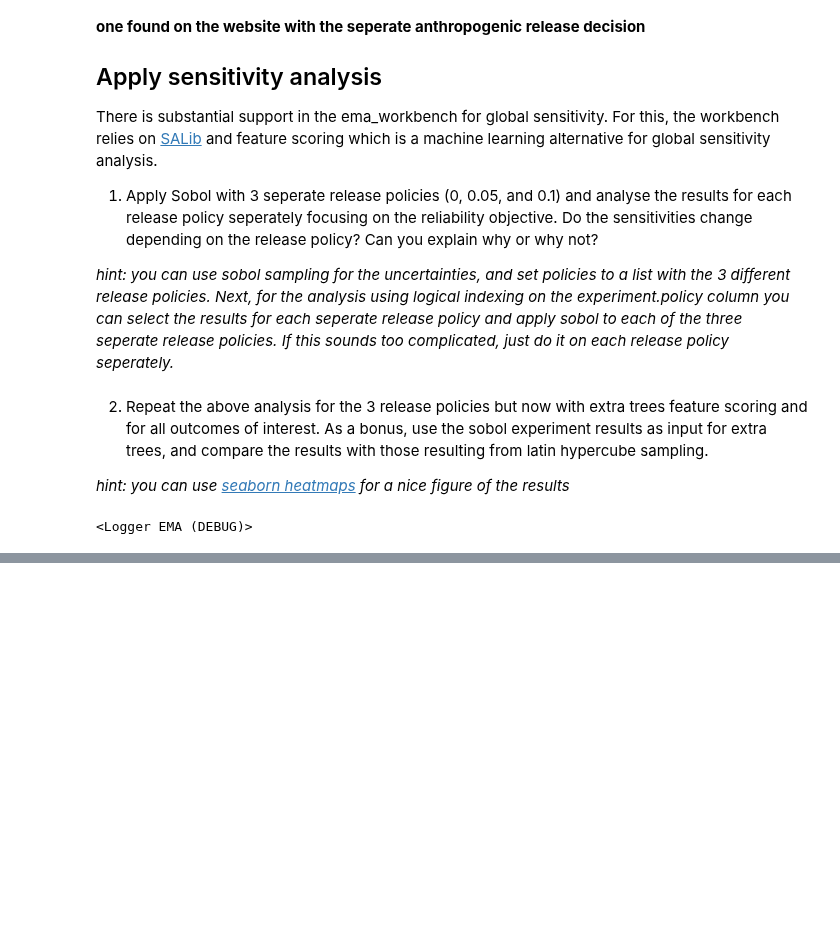
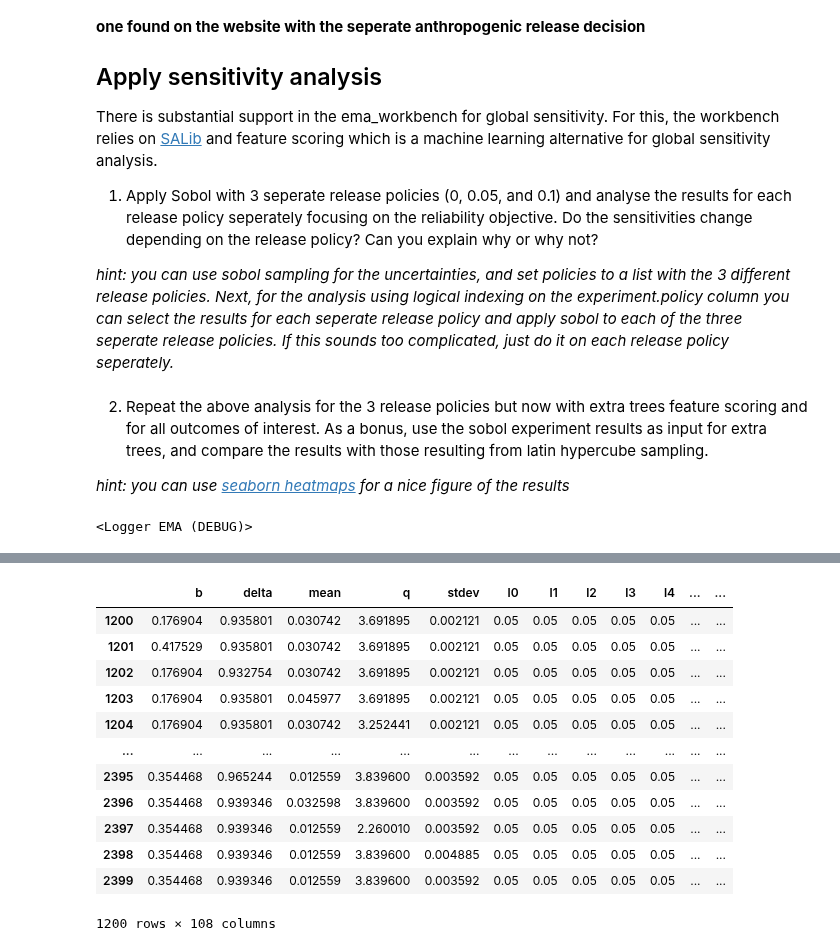
Before and after one commit to tamarvooijs/MBDM, a Jupyter notebook: Week 3-4 - vulnerability analysis/assignment 7 - sensitivity analysis lake model.ipynb, the cells around one changed output, grey strips where cells are left out. Drawn from its saved outputs; the diff is of its cells as text; code cells hidden in the pictures; blank space fills up the shorter version.

```diff
--- a/Week 3-4 - vulnerability analysis/assignment 7 - sensitivity analysis lake model.ipynb
+++ b/Week 3-4 - vulnerability analysis/assignment 7 - sensitivity analysis lake model.ipynb
@@ -71,0 +98,18 @@ KeyboardInterrupt:
+# %%
+small_release_experiments = experiments[1200:2400]
+small_release_reliability = reliability[1200:2400]
+small_release_experiments
+# %% [output]
+|  | b | delta | mean | q | stdev | l0 | l1 | l2 | l3 | l4 | ... | ... |
+| 1200 | 0.176904 | 0.935801 | 0.030742 | 3.691895 | 0.002121 | 0.05 | 0.05 | 0.05 | 0.05 | 0.05 | ... | ... |
+| 1201 | 0.417529 | 0.935801 | 0.030742 | 3.691895 | 0.002121 | 0.05 | 0.05 | 0.05 | 0.05 | 0.05 | ... | ... |
+| 1202 | 0.176904 | 0.932754 | 0.030742 | 3.691895 | 0.002121 | 0.05 | 0.05 | 0.05 | 0.05 | 0.05 | ... | ... |
+| 1203 | 0.176904 | 0.935801 | 0.045977 | 3.691895 | 0.002121 | 0.05 | 0.05 | 0.05 | 0.05 | 0.05 | ... | ... |
+| 1204 | 0.176904 | 0.935801 | 0.030742 | 3.252441 | 0.002121 | 0.05 | 0.05 | 0.05 | 0.05 | 0.05 | ... | ... |
+| ... | ... | ... | ... | ... | ... | ... | ... | ... | ... | ... | ... | ... |
+| 2395 | 0.354468 | 0.965244 | 0.012559 | 3.839600 | 0.003592 | 0.05 | 0.05 | 0.05 | 0.05 | 0.05 | ... | ... |
+| 2396 | 0.354468 | 0.939346 | 0.032598 | 3.839600 | 0.003592 | 0.05 | 0.05 | 0.05 | 0.05 | 0.05 | ... | ... |
+| 2397 | 0.354468 | 0.939346 | 0.012559 | 2.260010 | 0.003592 | 0.05 | 0.05 | 0.05 | 0.05 | 0.05 | ... | ... |
+| 2398 | 0.354468 | 0.939346 | 0.012559 | 3.839600 | 0.004885 | 0.05 | 0.05 | 0.05 | 0.05 | 0.05 | ... | ... |
+| 2399 | 0.354468 | 0.939346 | 0.012559 | 3.839600 | 0.003592 | 0.05 | 0.05 | 0.05 | 0.05 | 0.05 | ... | ... |
+1200 rows × 108 columns
```
Also changed, not shown: parts of 4 cells of this notebook.
